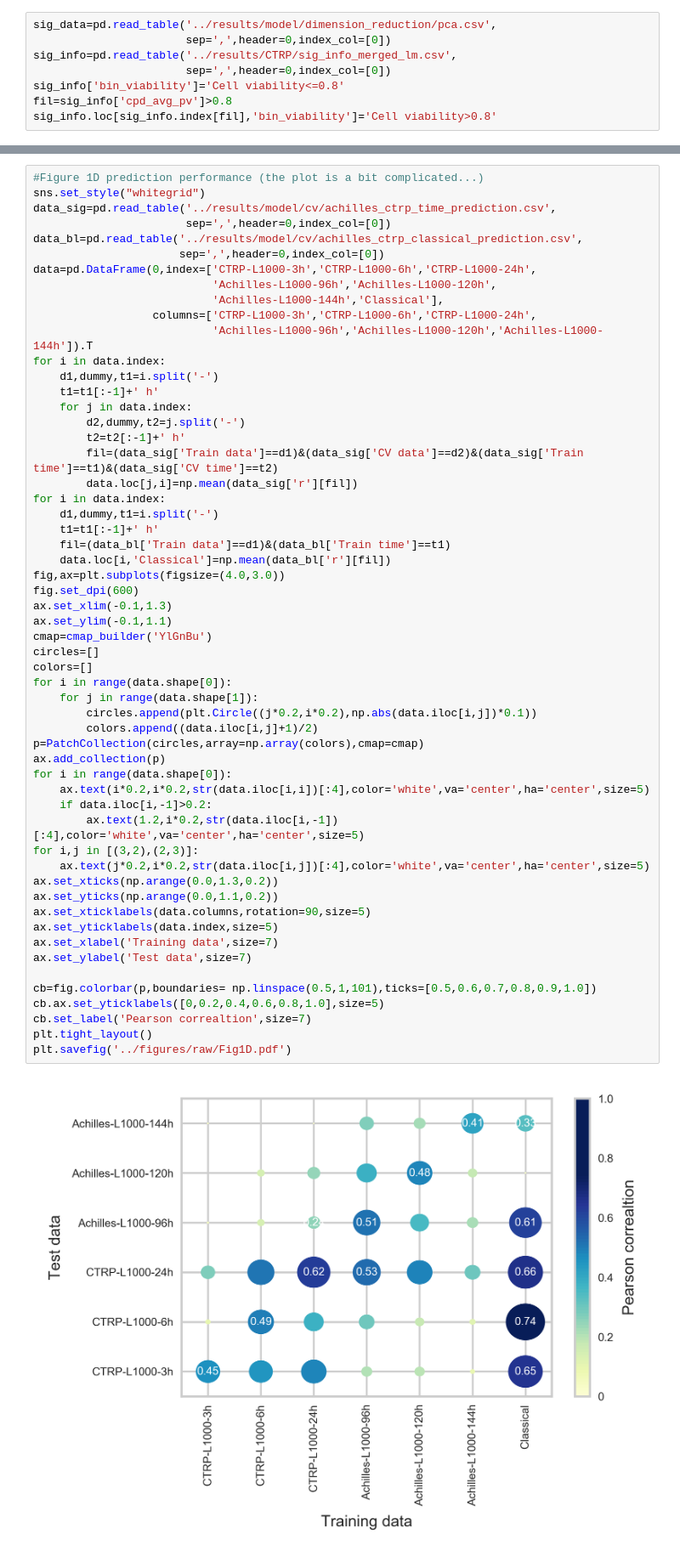
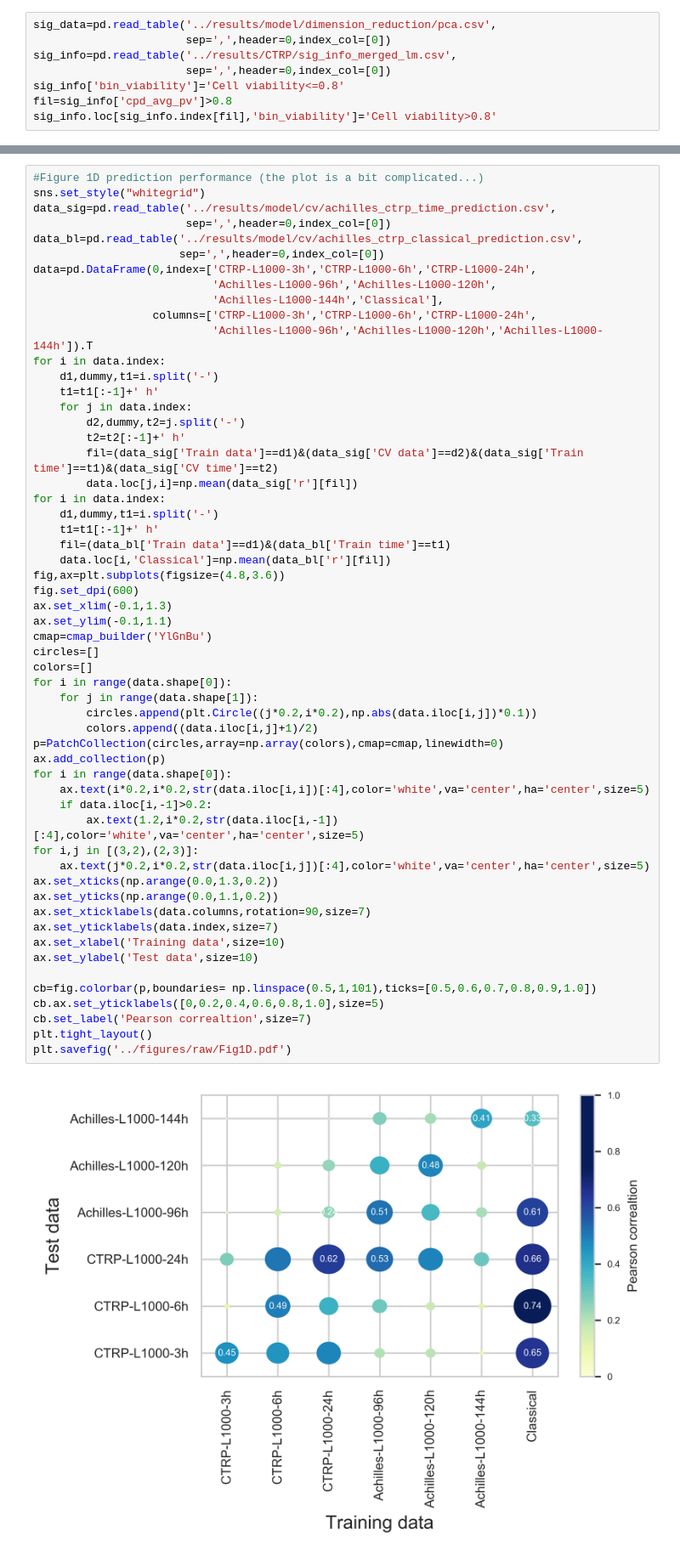
Before and after one commit to bence-szalai/Cell-death-signatures, a Jupyter notebook: code/cell_death_8_figures.ipynb, the cells around one changed output, grey strips where cells are left out. Shown at 85% size. Saved outputs shown, nothing was run; the diff lists cells and outputs as text.

```diff
--- a/code/cell_death_8_figures.ipynb
+++ b/code/cell_death_8_figures.ipynb
@@ -156,37 +156,37 @@ for i in data.index:
     d1,dummy,t1=i.split('-')
     t1=t1[:-1]+' h'
     fil=(data_bl['Train data']==d1)&(data_bl['Train time']==t1)
     data.loc[i,'Classical']=np.mean(data_bl['r'][fil])
-fig,ax=plt.subplots(figsize=(4.0,3.0))
+fig,ax=plt.subplots(figsize=(4.8,3.6))
 fig.set_dpi(600)
 ax.set_xlim(-0.1,1.3)
 ax.set_ylim(-0.1,1.1)
 cmap=cmap_builder('YlGnBu')
 circles=[]
 colors=[]
 for i in range(data.shape[0]):
     for j in range(data.shape[1]):
         circles.append(plt.Circle((j*0.2,i*0.2),np.abs(data.iloc[i,j])*0.1))
         colors.append((data.iloc[i,j]+1)/2)
-p=PatchCollection(circles,array=np.array(colors),cmap=cmap)
+p=PatchCollection(circles,array=np.array(colors),cmap=cmap,linewidth=0)
 ax.add_collection(p)
 for i in range(data.shape[0]):
     ax.text(i*0.2,i*0.2,str(data.iloc[i,i])[:4],color='white',va='center',ha='center',size=5)
     if data.iloc[i,-1]>0.2:
         ax.text(1.2,i*0.2,str(data.iloc[i,-1])[:4],color='white',va='center',ha='center',size=5)
 for i,j in [(3,2),(2,3)]:
     ax.text(j*0.2,i*0.2,str(data.iloc[i,j])[:4],color='white',va='center',ha='center',size=5)
 ax.set_xticks(np.arange(0.0,1.3,0.2))
 ax.set_yticks(np.arange(0.0,1.1,0.2))
-ax.set_xticklabels(data.columns,rotation=90,size=5)
-ax.set_yticklabels(data.index,size=5)
-ax.set_xlabel('Training data',size=7)
-ax.set_ylabel('Test data',size=7)
+ax.set_xticklabels(data.columns,rotation=90,size=7)
+ax.set_yticklabels(data.index,size=7)
+ax.set_xlabel('Training data',size=10)
+ax.set_ylabel('Test data',size=10)
 
 cb=fig.colorbar(p,boundaries= np.linspace(0.5,1,101),ticks=[0.5,0.6,0.7,0.8,0.9,1.0])
 cb.ax.set_yticklabels([0,0.2,0.4,0.6,0.8,1.0],size=5)
 cb.set_label('Pearson correaltion',size=7)
 plt.tight_layout()
 plt.savefig('../figures/raw/Fig1D.pdf')
 # %% [output]
-[figure, old version]
+[figure, new version]
```
Also changed, not shown: parts of 16 cells of this notebook, 5 other files.
